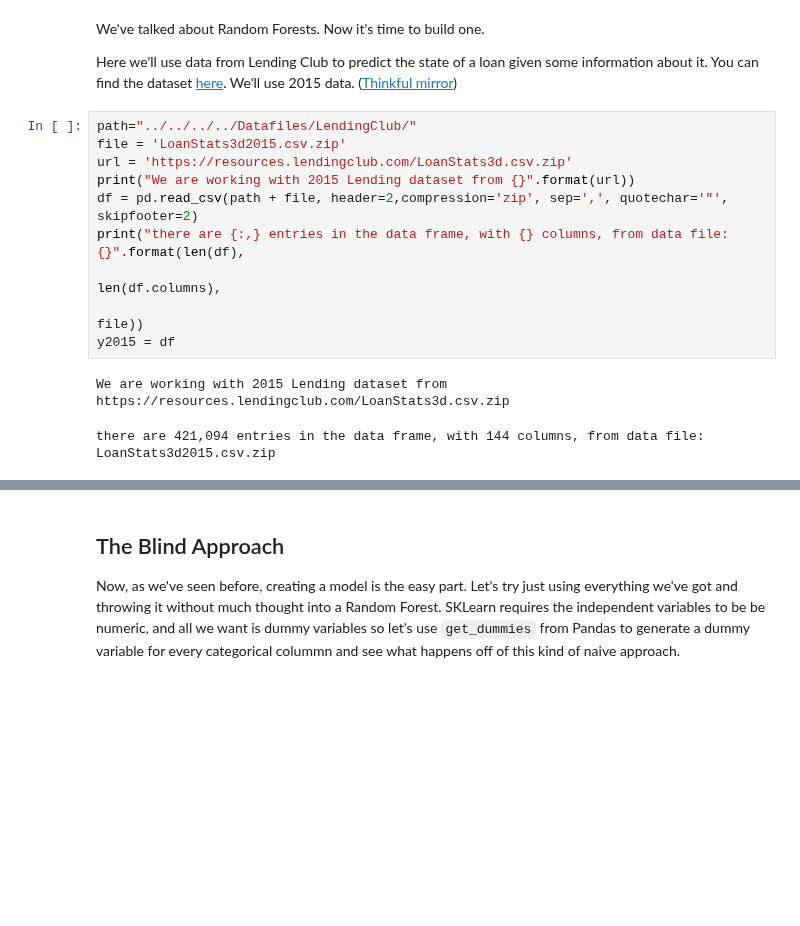
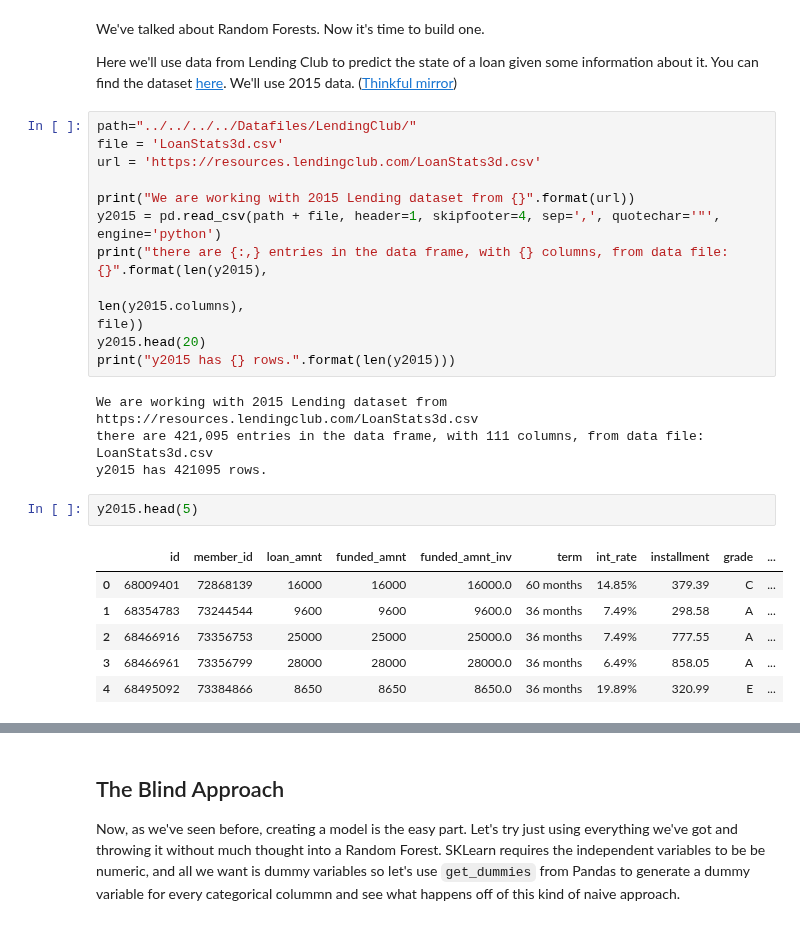
Before and after one commit to loupendley/Thinkful, a Jupyter notebook: HomeworkProjects/Unit3/Lesson2/Project5/RandomForestGuidedExample3.2.5.ipynb, the cells around one changed output, grey strips where cells are left out. Cells and saved outputs as stored; diff of their text form; blank space fills up the shorter version.

```diff
--- a/HomeworkProjects/Unit3/Lesson2/Project5/RandomForestGuidedExample3.2.5.ipynb
+++ b/HomeworkProjects/Unit3/Lesson2/Project5/RandomForestGuidedExample3.2.5.ipynb
@@ -12,14 +12,25 @@ We've talked about Random Forests. Now it's time to build one.
 Here we'll use data from Lending Club to predict the state of a loan given some information about it. You can find the dataset [here](https://www.lendingclub.com/info/download-data.action). We'll use 2015 data. ([Thinkful mirror](https://www.dropbox.com/s/m7z42lubaiory33/LoanStats3d.csv?dl=0))
 # %%
 path="../../../../Datafiles/LendingClub/"
-file = 'LoanStats3d2015.csv.zip'
-url = 'https://resources.lendingclub.com/LoanStats3d.csv.zip'
+file = 'LoanStats3d.csv'
+url = 'https://resources.lendingclub.com/LoanStats3d.csv'
+
 print("We are working with 2015 Lending dataset from {}".format(url))
-df = pd.read_csv(path + file, header=2,compression='zip', sep=',', quotechar='"', skipfooter=2)
-print("there are {:,} entries in the data frame, with {} columns, from data file: {}".format(len(df),
-                                                                                             len(df.columns),
-                                                                                             file))
-y2015 = df
+y2015 = pd.read_csv(path + file, header=1, skipfooter=4, sep=',', quotechar='"', engine='python')
+print("there are {:,} entries in the data frame, with {} columns, from data file: {}".format(len(y2015),
+                                                                                             len(y2015.columns),                                                                                            file))
+y2015.head(20)
+print("y2015 has {} rows.".format(len(y2015)))
 # %% [output]
-We are working with 2015 Lending dataset from https://resources.lendingclub.com/LoanStats3d.csv.zip
+We are working with 2015 Lending dataset from https://resources.lendingclub.com/LoanStats3d.csv
+there are 421,095 entries in the data frame, with 111 columns, from data file: LoanStats3d.csv
+y2015 has 421095 rows.
-there are 421,094 entries in the data frame, with 144 columns, from data file: LoanStats3d2015.csv.zip
+# %%
+y2015.head(5)
+# %% [output]
+|  | id | member_id | loan_amnt | funded_amnt | funded_amnt_inv | term | int_rate | installment | grade | ... |
+| 0 | 68009401 | 72868139 | 16000 | 16000 | 16000.0 | 60 months | 14.85% | 379.39 | C | ... |
+| 1 | 68354783 | 73244544 | 9600 | 9600 | 9600.0 | 36 months | 7.49% | 298.58 | A | ... |
+| 2 | 68466916 | 73356753 | 25000 | 25000 | 25000.0 | 36 months | 7.49% | 777.55 | A | ... |
+| 3 | 68466961 | 73356799 | 28000 | 28000 | 28000.0 | 36 months | 6.49% | 858.05 | A | ... |
+| 4 | 68495092 | 73384866 | 8650 | 8650 | 8650.0 | 36 months | 19.89% | 320.99 | E | ... |
```
Also changed, not shown: parts of 16 cells of this notebook.
